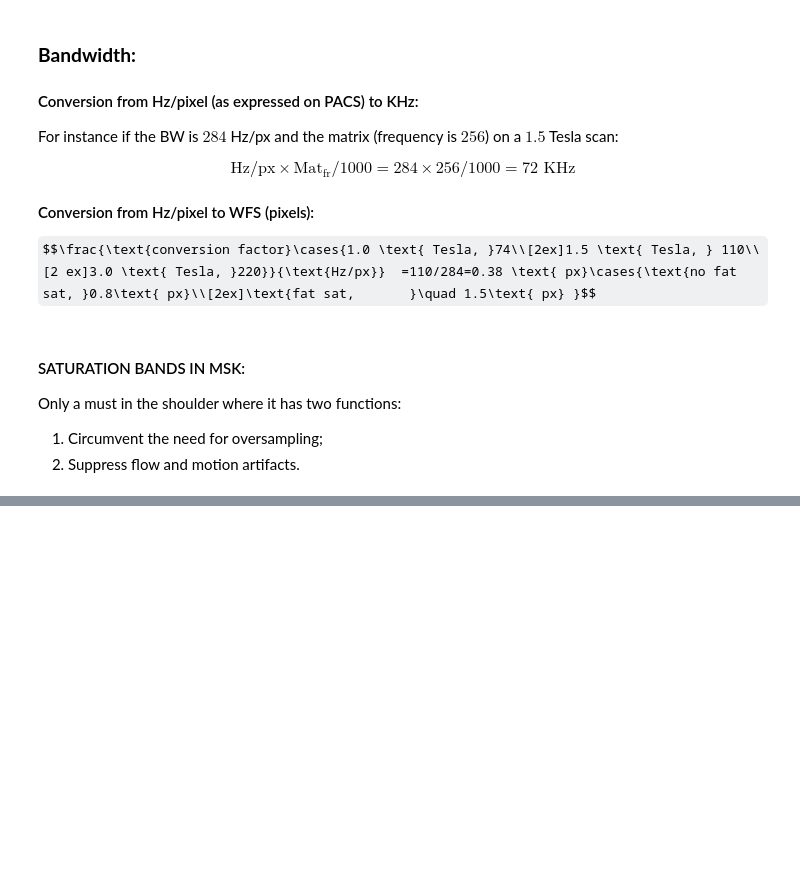
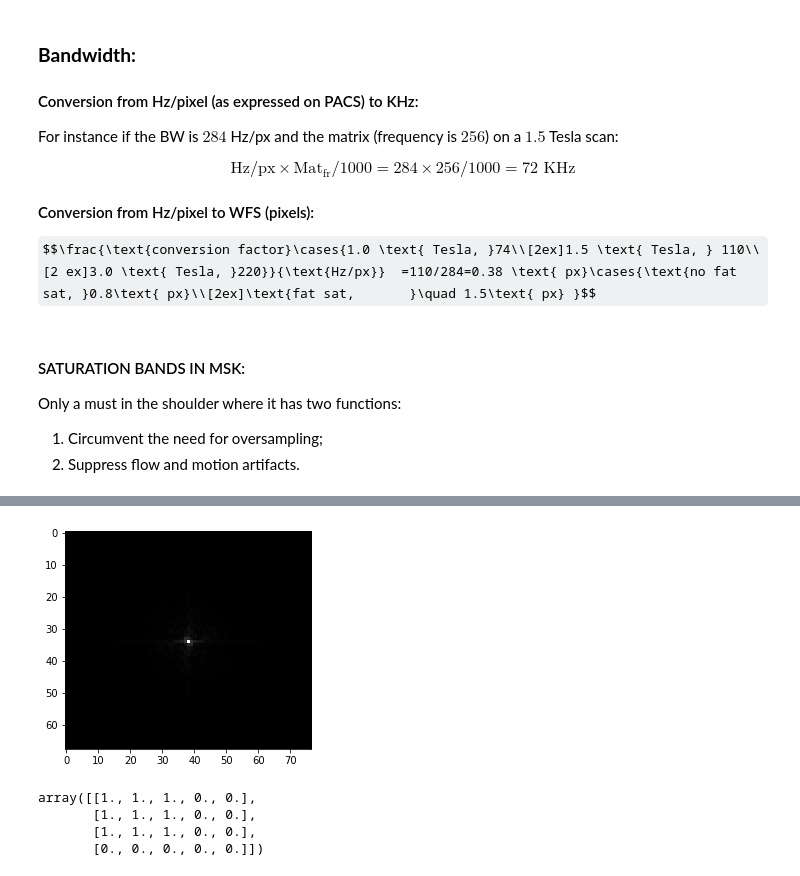
Before and after one commit to RInterested/MRI, a Jupyter notebook: MRI_Basic_Concepts.ipynb, the cells around one changed output, grey strips where cells are left out. Drawn from its saved outputs; the diff is of its cells as text; code cells hidden in the pictures; some formulas as TeX source; blank space fills up the shorter version.

```diff
--- a/MRI_Basic_Concepts.ipynb
+++ b/MRI_Basic_Concepts.ipynb
@@ -762,0 +1211,13 @@ Reduces min TE by sampling only the last part of the echo coming from the patien
+# %%
+#REMEMBER THAT BEFORE RUNNING YOU NEED TO LOOK FOR ovary.jpg IN DRIVE AND DOWNLOAD...
+#THEN CLICK Table of contents
+#CLICK ON FOLDER AT BOTTOM
+#UPLOAD ovary.jpg
+
+
+import cv2
+import numpy as np
+from matplotlib import pyplot as plt
+
+img = cv2.imread('ovary.jpg',0)
+plt.imshow(img, cmap = 'gray')
@@ -762,0 +1227,22 @@ Reduces min TE by sampling only the last part of the echo coming from the patien
+# %%
+# fft
+f = np.fft.fft2(img)
+
+# shift the center
+fshifted = np.fft.fftshift(f)
+# %%
+freq = np.abs(fshifted)
+plt.imshow(abs(freq), cmap='gray');
+# %% [output]
+[figure, added]
+# %%
+# The function np.pad() to add two columns of zeros at the end and 1 at the bottom
+a = np.array([[ 1.,  1.,  1.],
+            [ 1.,  1.,  1.,  ],
+            [ 1.,  1.,  1.,  ]])
+np.pad(a, [(0, 1), (0, 2)], mode='constant')
+# %% [output]
+array([[1., 1., 1., 0., 0.],
+       [1., 1., 1., 0., 0.],
+       [1., 1., 1., 0., 0.],
+       [0., 0., 0., 0., 0.]])
```
Also changed, not shown: parts of 9 cells of this notebook.
